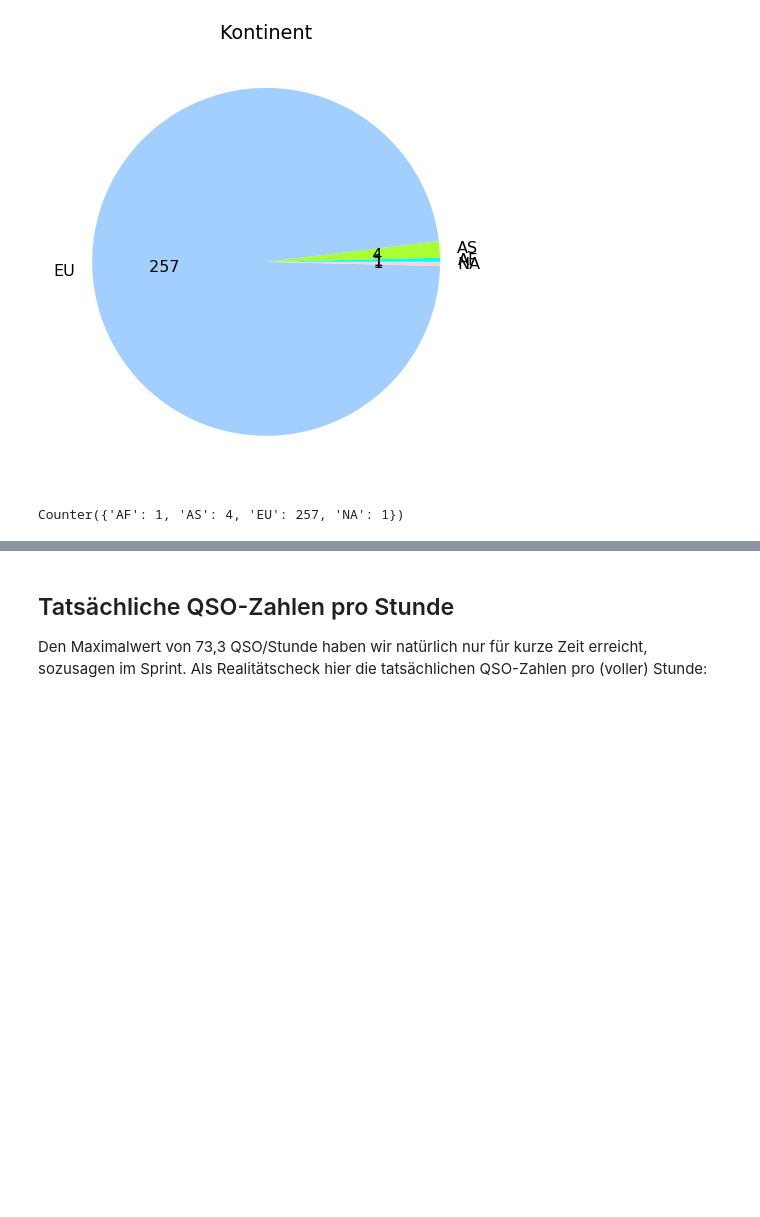
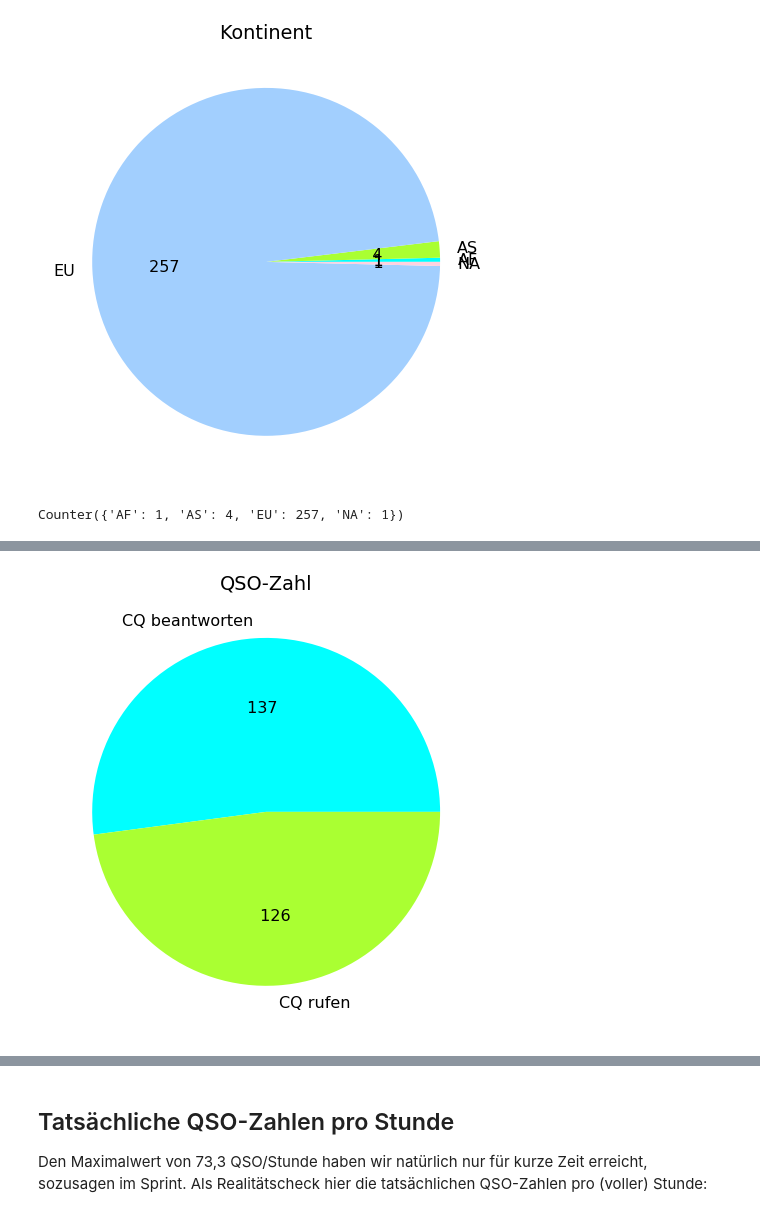
Before and after one commit to aknrdureegaesr/iaru-reg1-fd-dl0abt-2019, a Jupyter notebook: 2019-ssb-fd.ipynb, the cells around one changed output, grey strips where cells are left out. Drawn from its saved outputs; the diff is of its cells as text; code cells hidden in the pictures; blank space fills up the shorter version.

```diff
--- a/2019-ssb-fd.ipynb
+++ b/2019-ssb-fd.ipynb
@@ -187,0 +270,13 @@ if 2 < l:
+# %%
+qsonum_by_activity = None
+if 2 < l:
+
+    def qso2label(qso):
+        if qso['cq'] == 'DL0ABT':
+            return 'CQ rufen'
+        else:
+            return 'CQ beantworten'
+
+    qsonum_by_activity = plot_by_selection(qsos, qso2label, 'QSO-Zahl')
+# %% [output]
+[figure, added]
```
Also changed, not shown: parts of 23 cells of this notebook, 2 other files.
